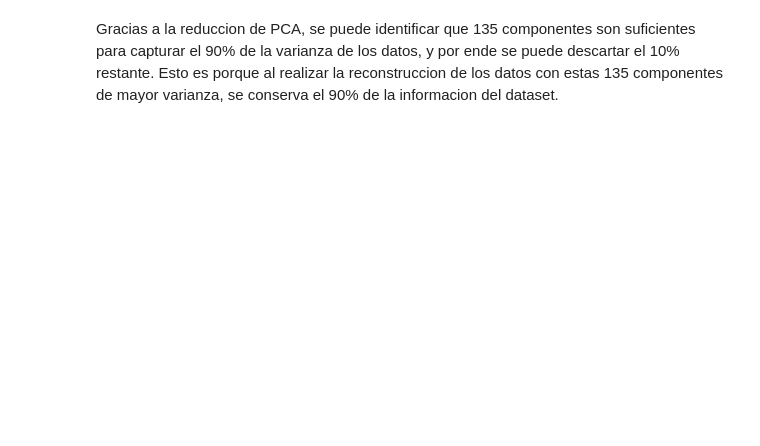
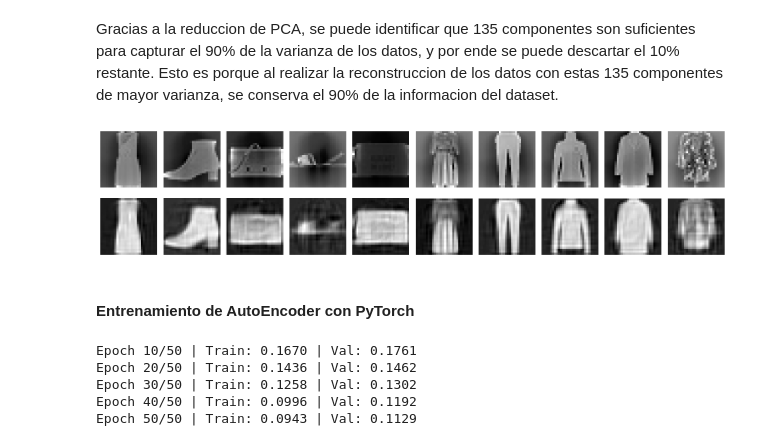
Before and after one commit to sofiyabo/TP4_ML, a Jupyter notebook: Yabo_Sofia_Notebook_TP4.ipynb, the cells around one changed output. Drawn from its saved outputs; the diff is of its cells as text; code cells hidden in the pictures; blank space fills up the shorter version.

```diff
--- a/Yabo_Sofia_Notebook_TP4.ipynb
+++ b/Yabo_Sofia_Notebook_TP4.ipynb
@@ -97,19 +121,17 @@ X_train, X_test, y_train, y_test = utls.stratified_split(X, y, test_size=0.2)
 # %%
-# 1. Estandarizar
-X_train_std, X_test_std, media, desvio = utls.standarization(X_train, X_test)
 
-# 2. Aprender PCA sobre train para ver varianza
+# Aprender PCA sobre train para ver varianza
 eigenvalues, eigenvectors = pca.pca_fit(X_train_std)
 
 varianza_explicada = eigenvalues / np.sum(eigenvalues)
 varianza_acumulada = np.cumsum(varianza_explicada)
 
-# 4. Elegir K componentes que expliquen el 90%
+# Elegir K componentes que expliquen el 90%
 K = np.argmax(varianza_acumulada >= 0.90) + 1
 print(f"Componentes para 90% de varianza: {K}")
 
-# 5. Transformar train y test con K componentes
-_, eigenvectors_K = pca.pca_fit(X_train_std, n_components=K)
+# Transformar train y test con K componentes
+eigenvectors_K = eigenvectors[:, :K]
 X_train_pca = pca.pca_transform(X_train_std, eigenvectors_K)
 X_test_pca  = pca.pca_transform(X_test_std,  eigenvectors_K)
 # %% [output]
@@ -117,2 +147,70 @@ Componentes para 90% de varianza: 135
 # %% [markdown]
 Gracias a la reduccion de PCA, se puede identificar que 135 componentes son suficientes para capturar el 90% de la varianza de los datos, y por ende se puede descartar el 10% restante. Esto es porque al realizar la reconstruccion de los datos con estas 135 componentes de mayor varianza, se conserva el 90% de la informacion del dataset.
+# %%
+
+X_reconstruido_std = X_train_pca @ eigenvectors_K.T
+X_reconstruido = X_reconstruido_std * des + med    # des-estandarizar
+
+# 2b - comparación originales vs reconstruidas
+utls.plot_images([X_train_std, X_reconstruido], n_images=10,
+            titles=["Original", "Reconstruida PCA"])
+# %% [output]
+[figure, added]
+# %% [markdown]
+#### Entrenamiento de AutoEncoder con PyTorch
+# %%
+from torch.utils.data import DataLoader, TensorDataset
+
+# X_train ya estandarizado, shape (N, 784), valores en [0,1]
+# Asegurate de que los píxeles estén en [0,1] (dividir por 255 si hace falta)
+
+LATENT_DIM = 135  # igual que PCA
+EPOCHS = 50
+LR = 1e-3
+
+device = torch.device("cuda" if torch.cuda.is_available() else "cpu")
+
+# Datos como tensores
+X_train_t = torch.FloatTensor(X_train_std).to(device)  # usar datos estandarizados o normalizados
+X_val_t   = torch.FloatTensor(X_test_std).to(device)
+
+train_loader = DataLoader(TensorDataset(X_train_t), batch_size=256, shuffle=True)
+
+model = ae.Autoencoder(input_dim=784, latent_dim=LATENT_DIM).to(device)
+optimizer = torch.optim.Adam(model.parameters(), lr=LR)
+criterion = nn.MSELoss()
+
+train_losses, val_losses = [], []
+
+for epoch in range(EPOCHS):
+    model.train()
+    batch_loss = []
+    for (x_batch,) in train_loader:
+        optimizer.zero_grad()
+        x_hat = model(x_batch)
+        loss = criterion(x_hat, x_batch)
+        loss.backward()
+        optimizer.step()
+        batch_loss.append(loss.item())
+
+    # Validación
+    model.eval()
+    with torch.no_grad():
+        val_loss = criterion(model(X_val_t), X_val_t).item()
+
+    train_losses.append(sum(batch_loss) / len(batch_loss))
+    val_losses.append(val_loss)
+
+    if (epoch + 1) % 10 == 0:
+        print(f"Epoch {epoch+1}/{EPOCHS} | Train: {train_losses[-1]:.4f} | Val: {val_losses[-1]:.4f}")
+
+model.eval()
+with torch.no_grad():
+    X_train_ae = model.encoder(torch.FloatTensor(X_train_std).to(device)).cpu().numpy()
+    X_test_ae  = model.encoder(torch.FloatTensor(X_test_std).to(device)).cpu().numpy()
+# %% [output]
+Epoch 10/50 | Train: 0.1670 | Val: 0.1761
+Epoch 20/50 | Train: 0.1436 | Val: 0.1462
+Epoch 30/50 | Train: 0.1258 | Val: 0.1302
+Epoch 40/50 | Train: 0.0996 | Val: 0.1192
+Epoch 50/50 | Train: 0.0943 | Val: 0.1129
```
Also changed, not shown: parts of 12 cells of this notebook, 4 other files.
